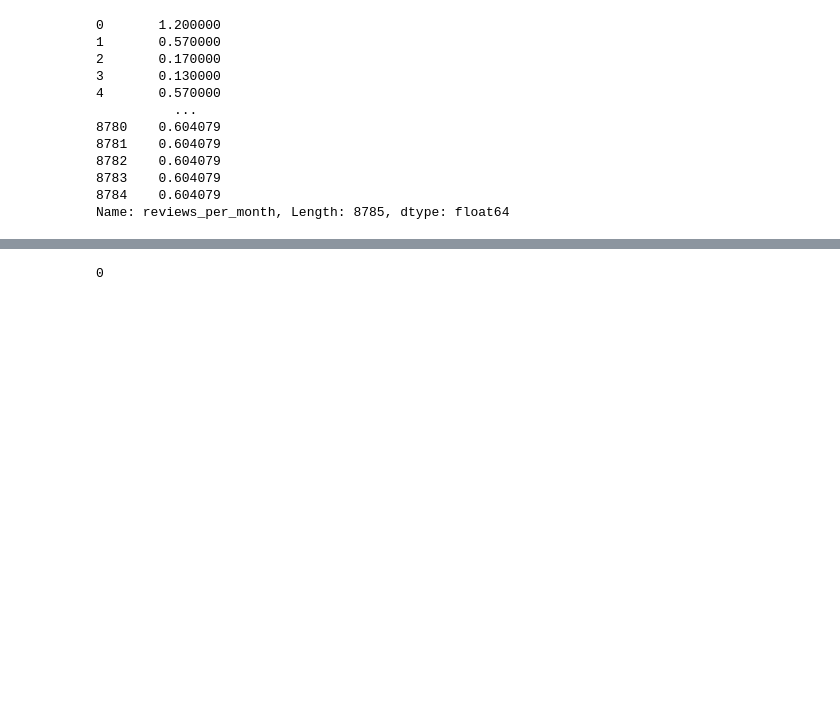
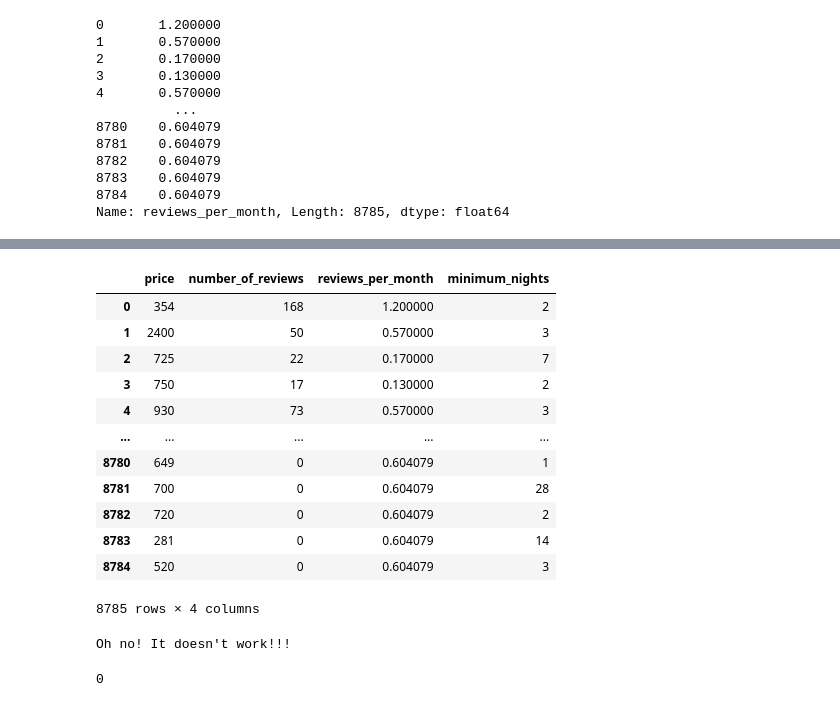
Before and after one commit to fitnesswanderer/Udacity-Project, a Jupyter notebook: Data_Science_Project1.ipynb, the cells around one changed output, grey strips where cells are left out. Saved outputs shown, nothing was run; the diff lists cells and outputs as text; code cells hidden in the pictures; blank space fills up the shorter version.

```diff
--- a/Data_Science_Project1.ipynb
+++ b/Data_Science_Project1.ipynb
@@ -248,3 +246,6 @@ print (fill_df)
 8783    0.604079
 8784    0.604079
 Name: reviews_per_month, Length: 8785, dtype: float64
+# %%
+num_vars = df[['price', 'number_of_reviews','reviews_per_month','minimum_nights']]
+print(num_vars)
@@ -251,3 +267,44 @@ Name: reviews_per_month, Length: 8785, dtype: float64
+# %%
+
+drop_sal_df = num_vars.fillna((df['reviews_per_month'].mean()))
+
+# test look
+drop_sal_df
+fill_mean = lambda col: col.fillna(col.mean()) # Mean function
+
+fill_df = drop_sal_df.apply(fill_mean, axis=0) #Fill all missing values with the mean of the column.
+
+# test look
+fill_df
+# %% [output]
+|  | price | number_of_reviews | reviews_per_month | minimum_nights |
+| 0 | 354 | 168 | 1.200000 | 2 |
+| 1 | 2400 | 50 | 0.570000 | 3 |
+| 2 | 725 | 22 | 0.170000 | 7 |
+| 3 | 750 | 17 | 0.130000 | 2 |
+| 4 | 930 | 73 | 0.570000 | 3 |
+| ... | ... | ... | ... | ... |
+| 8780 | 649 | 0 | 0.604079 | 1 |
+| 8781 | 700 | 0 | 0.604079 | 28 |
+| 8782 | 720 | 0 | 0.604079 | 2 |
+| 8783 | 281 | 0 | 0.604079 | 14 |
+| 8784 | 520 | 0 | 0.604079 | 3 |
+8785 rows × 4 columns
+# %%
+X = df[['number_of_reviews', 'reviews_per_month', 'minimum_nights']]
+y = df['price']#Create y using the response variable of Salary
+
+# Split data into training and test data, and fit a linear model
+X_train, X_test, y_train, y_test = train_test_split(X, y , test_size=.30, random_state=42)
+lm_model = LinearRegression(normalize=True)
+
+# If our model works, it should just fit our model to the data. Otherwise, it will let us know.
+try:
+    lm_model.fit(X_train, y_train)
+except:
+    print("Oh no! It doesn't work!!!")
+# %% [output]
+Oh no! It doesn't work!!!
 # %%
 df['minimum_nights'].isnull().sum()
 # %% [output]
```
Also changed, not shown: parts of 6 cells of this notebook.
